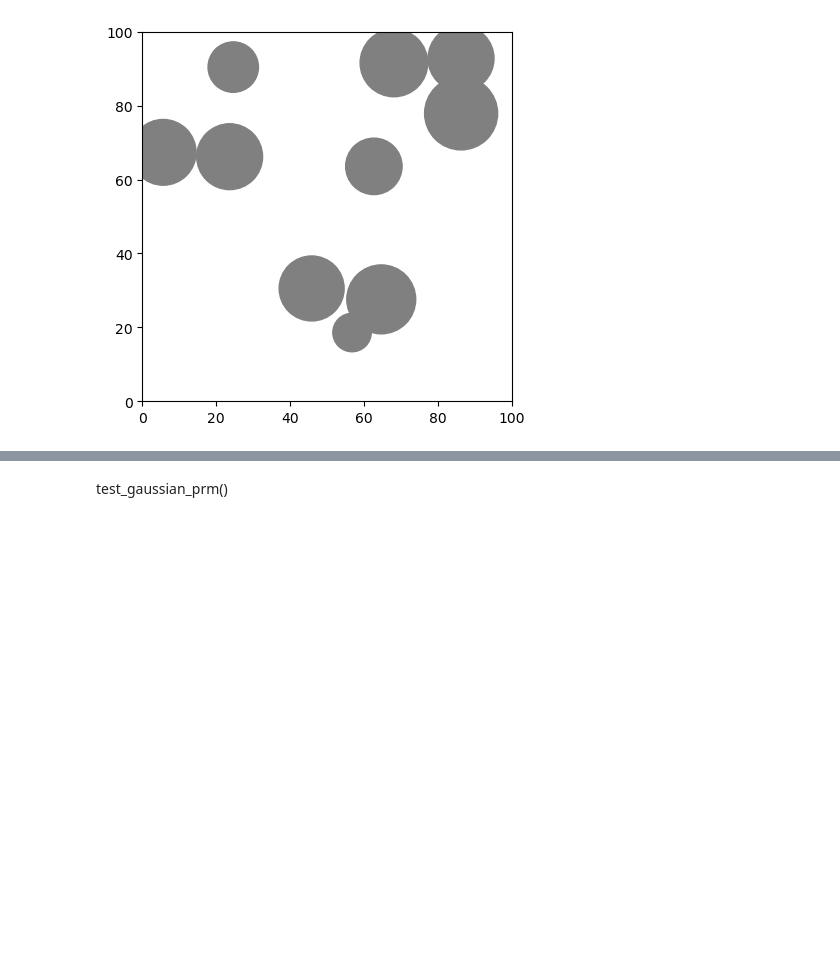
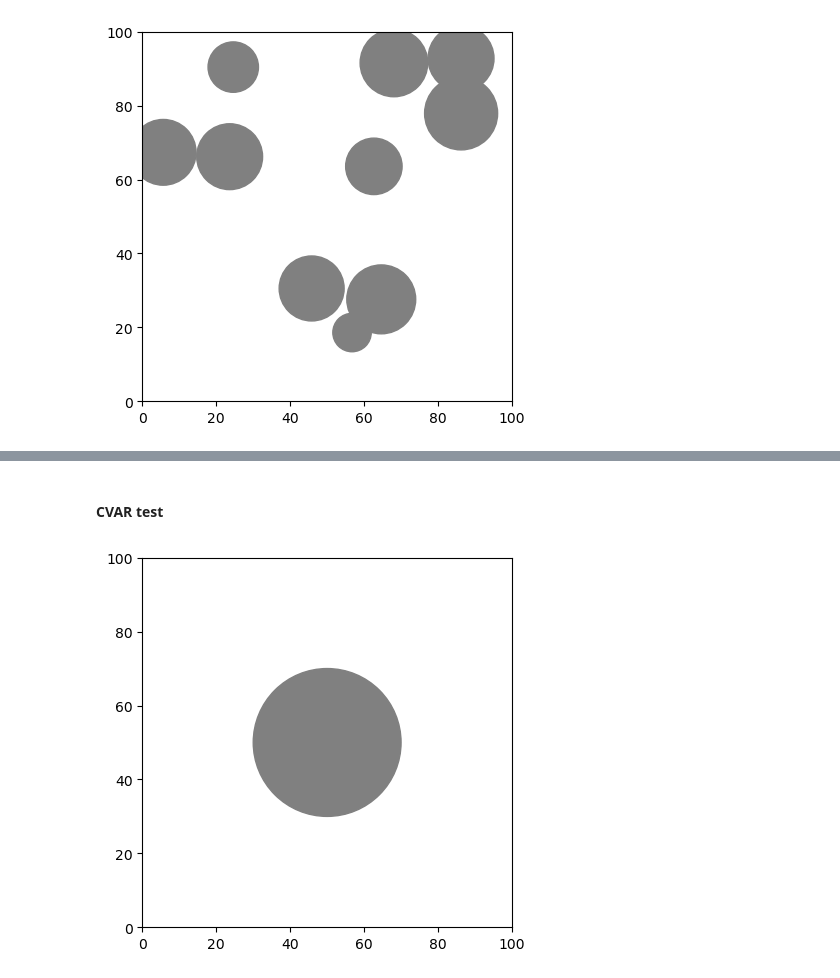
Before and after one commit to Zander-M/ST_Gaussian_PRM, a Jupyter notebook: experiment.ipynb, the cells around one changed output, grey strips where cells are left out. Saved outputs shown, nothing was run; the diff lists cells and outputs as text; code cells hidden in the pictures; blank space fills up the shorter version.

```diff
--- a/experiment.ipynb
+++ b/experiment.ipynb
@@ -39,2 +35,13 @@ gaussian_prm.visualize_g_nodes("test_g_nodes")
-# %% [markdown]
-test_gaussian_prm()
+# %% [markdown]
+#### CVAR test
+# %%
+import numpy as np
+
+from swarm_prm.envs.roadmap import Roadmap, CircleObstacle
+roadmap = Roadmap(100, 100)
+pos = np.array([50, 50])
+obs = CircleObstacle(pos, 20)
+roadmap.add_obstacle(obs)
+roadmap.visualize()
+# %% [output]
+[figure, added]
```
Also changed, not shown: parts of 4 cells of this notebook, 8 other files.
